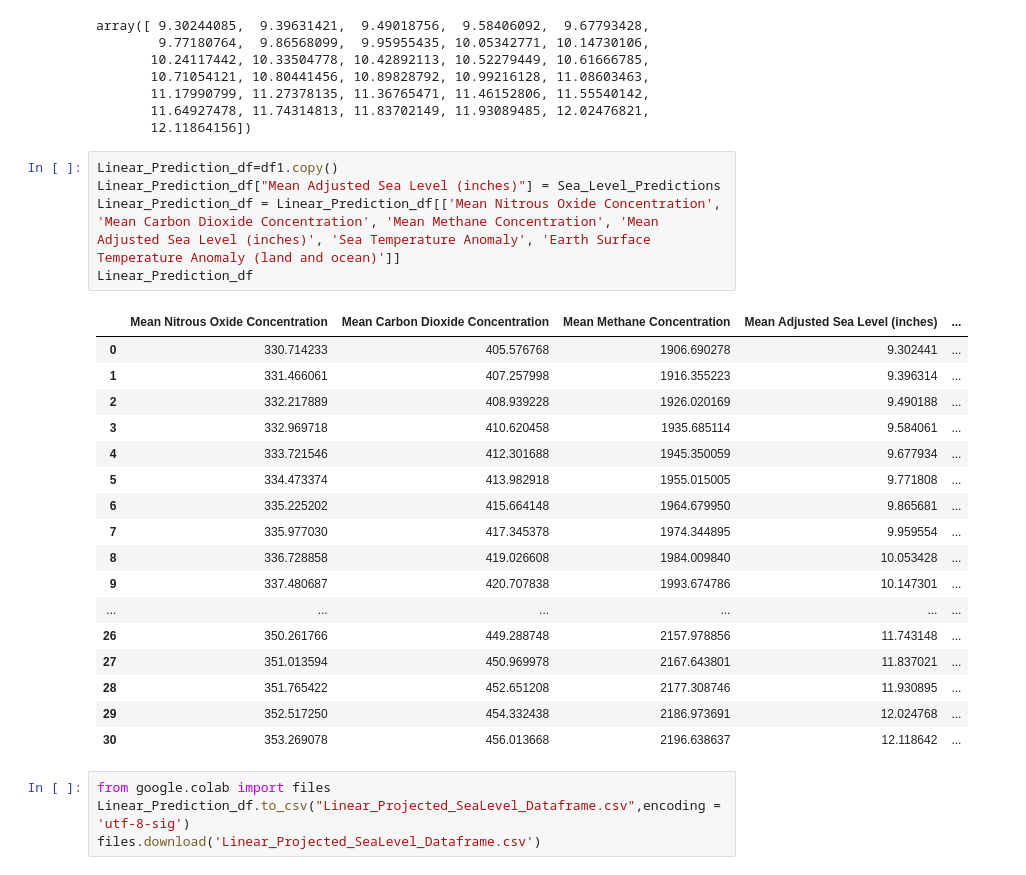
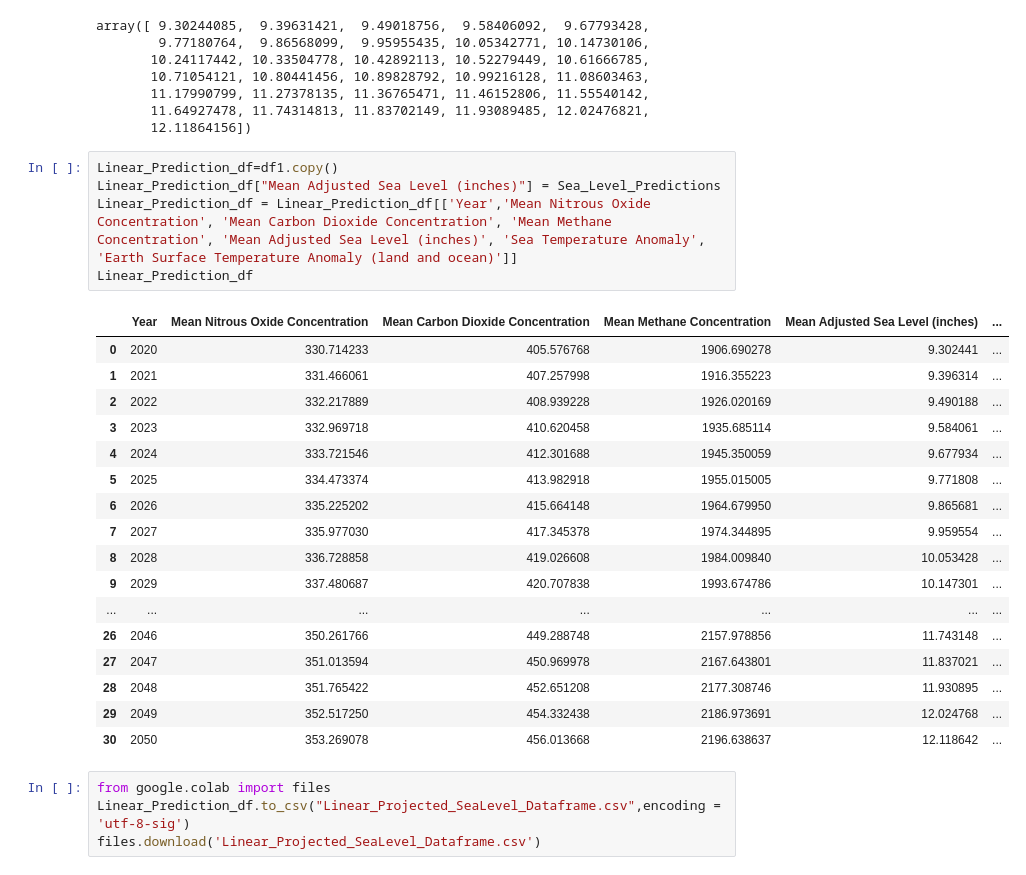
Before and after one commit to Ekenc/Project4, a Jupyter notebook: Target_SeaLevel.ipynb, the cells around one changed output. Saved outputs shown, nothing was run; the diff lists cells and outputs as text.

```diff
--- a/Target_SeaLevel.ipynb
+++ b/Target_SeaLevel.ipynb
@@ -205,26 +205,26 @@ array([ 9.30244085,  9.39631421,  9.49018756,  9.58406092,  9.67793428,
 # %%
 Linear_Prediction_df=df1.copy()
 Linear_Prediction_df["Mean Adjusted Sea Level (inches)"] = Sea_Level_Predictions
-Linear_Prediction_df = Linear_Prediction_df[['Mean Nitrous Oxide Concentration', 'Mean Carbon Dioxide Concentration', 'Mean Methane Concentration', 'Mean Adjusted Sea Level (inches)', 'Sea Temperature Anomaly', 'Earth Surface Temperature Anomaly (land and ocean)']]
+Linear_Prediction_df = Linear_Prediction_df[['Year','Mean Nitrous Oxide Concentration', 'Mean Carbon Dioxide Concentration', 'Mean Methane Concentration', 'Mean Adjusted Sea Level (inches)', 'Sea Temperature Anomaly', 'Earth Surface Temperature Anomaly (land and ocean)']]
 Linear_Prediction_df
 # %% [output]
-|  | Mean Nitrous Oxide Concentration | Mean Carbon Dioxide Concentration | Mean Methane Concentration | Mean Adjusted Sea Level (inches) | ... |
-| 0 | 330.714233 | 405.576768 | 1906.690278 | 9.302441 | ... |
-| 1 | 331.466061 | 407.257998 | 1916.355223 | 9.396314 | ... |
-| 2 | 332.217889 | 408.939228 | 1926.020169 | 9.490188 | ... |
-| 3 | 332.969718 | 410.620458 | 1935.685114 | 9.584061 | ... |
-| 4 | 333.721546 | 412.301688 | 1945.350059 | 9.677934 | ... |
-| 5 | 334.473374 | 413.982918 | 1955.015005 | 9.771808 | ... |
-| 6 | 335.225202 | 415.664148 | 1964.679950 | 9.865681 | ... |
-| 7 | 335.977030 | 417.345378 | 1974.344895 | 9.959554 | ... |
-| 8 | 336.728858 | 419.026608 | 1984.009840 | 10.053428 | ... |
-| 9 | 337.480687 | 420.707838 | 1993.674786 | 10.147301 | ... |
-| ... | ... | ... | ... | ... | ... |
-| 26 | 350.261766 | 449.288748 | 2157.978856 | 11.743148 | ... |
-| 27 | 351.013594 | 450.969978 | 2167.643801 | 11.837021 | ... |
-| 28 | 351.765422 | 452.651208 | 2177.308746 | 11.930895 | ... |
-| 29 | 352.517250 | 454.332438 | 2186.973691 | 12.024768 | ... |
-| 30 | 353.269078 | 456.013668 | 2196.638637 | 12.118642 | ... |
+|  | Year | Mean Nitrous Oxide Concentration | Mean Carbon Dioxide Concentration | Mean Methane Concentration | Mean Adjusted Sea Level (inches) | ... |
+| 0 | 2020 | 330.714233 | 405.576768 | 1906.690278 | 9.302441 | ... |
+| 1 | 2021 | 331.466061 | 407.257998 | 1916.355223 | 9.396314 | ... |
+| 2 | 2022 | 332.217889 | 408.939228 | 1926.020169 | 9.490188 | ... |
+| 3 | 2023 | 332.969718 | 410.620458 | 1935.685114 | 9.584061 | ... |
+| 4 | 2024 | 333.721546 | 412.301688 | 1945.350059 | 9.677934 | ... |
+| 5 | 2025 | 334.473374 | 413.982918 | 1955.015005 | 9.771808 | ... |
+| 6 | 2026 | 335.225202 | 415.664148 | 1964.679950 | 9.865681 | ... |
+| 7 | 2027 | 335.977030 | 417.345378 | 1974.344895 | 9.959554 | ... |
+| 8 | 2028 | 336.728858 | 419.026608 | 1984.009840 | 10.053428 | ... |
+| 9 | 2029 | 337.480687 | 420.707838 | 1993.674786 | 10.147301 | ... |
+| ... | ... | ... | ... | ... | ... | ... |
+| 26 | 2046 | 350.261766 | 449.288748 | 2157.978856 | 11.743148 | ... |
+| 27 | 2047 | 351.013594 | 450.969978 | 2167.643801 | 11.837021 | ... |
+| 28 | 2048 | 351.765422 | 452.651208 | 2177.308746 | 11.930895 | ... |
+| 29 | 2049 | 352.517250 | 454.332438 | 2186.973691 | 12.024768 | ... |
+| 30 | 2050 | 353.269078 | 456.013668 | 2196.638637 | 12.118642 | ... |
 # %%
 from google.colab import files
 Linear_Prediction_df.to_csv("Linear_Projected_SeaLevel_Dataframe.csv",encoding = 'utf-8-sig')
```
Also changed, not shown: 3 other files.
